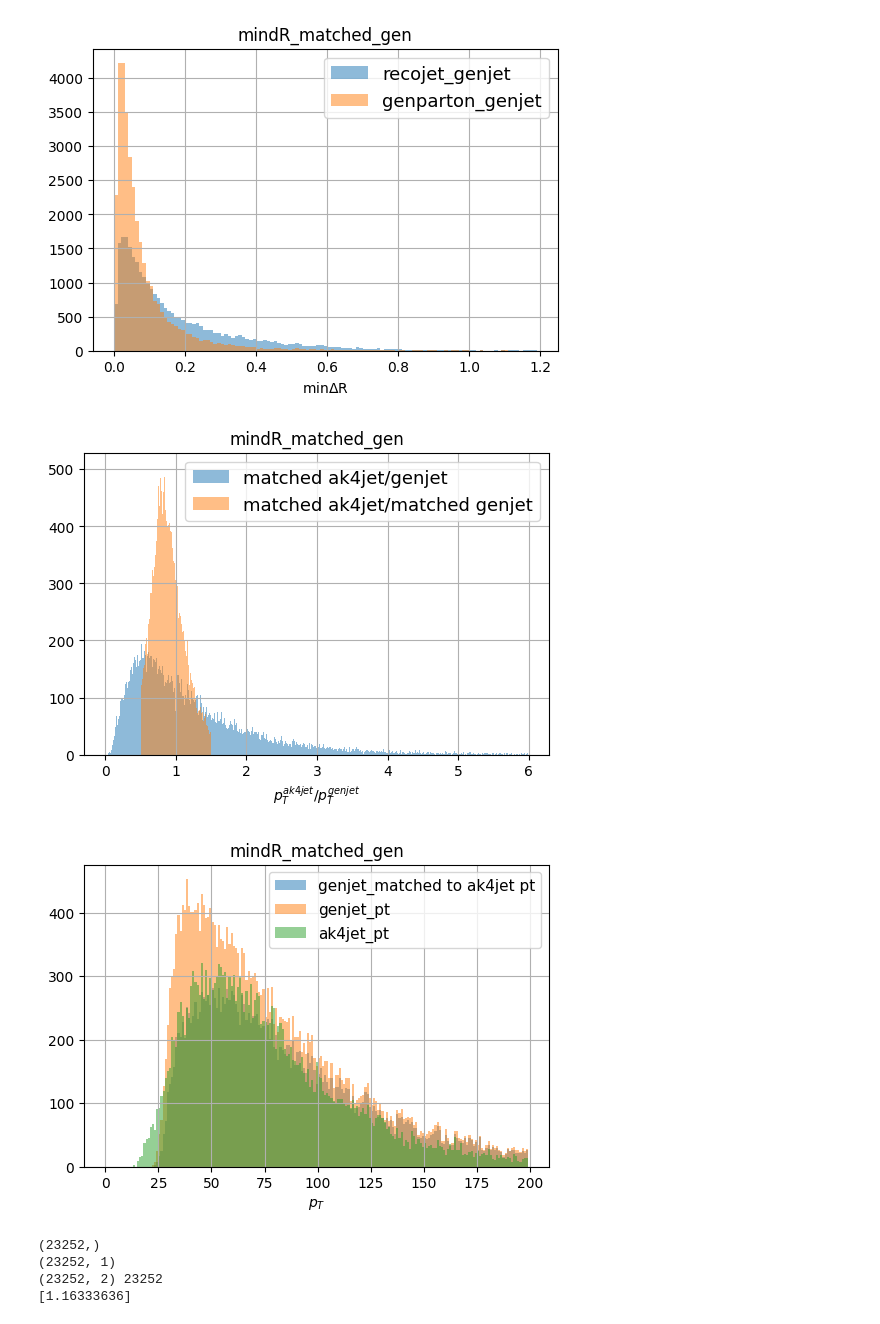
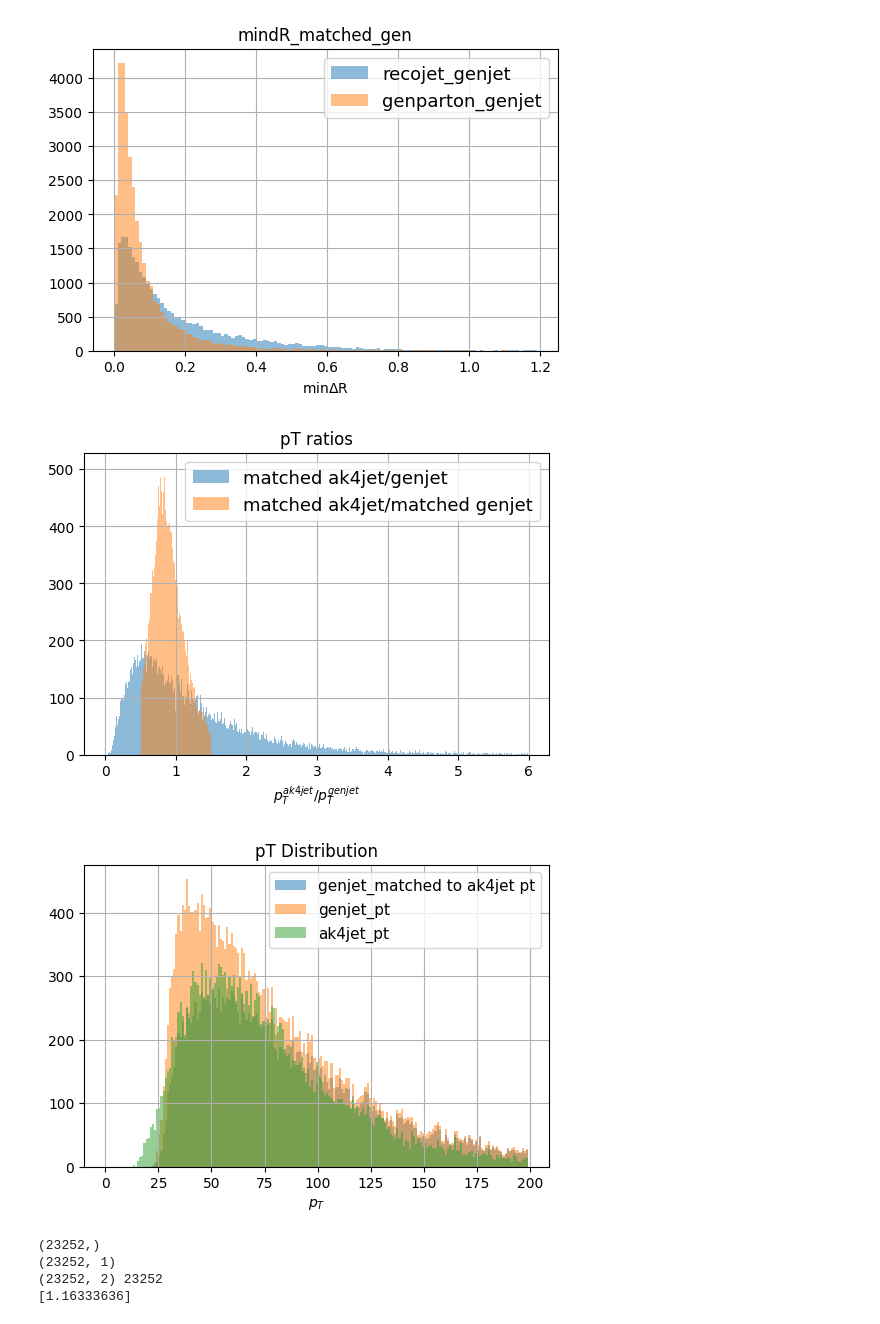
Before and after one commit to uttiyasarkar/ECONAutoencoderStudy, a Jupyter notebook: notebooks/jet_calibration_v3.ipynb, the cells around one changed output. Saved outputs shown, nothing was run; the diff lists cells and outputs as text; code cells hidden in the pictures.

```diff
--- a/notebooks/jet_calibration_v3.ipynb
+++ b/notebooks/jet_calibration_v3.ipynb
@@ -173,26 +173,26 @@ algos_dfs['pt_ratio_ak4jetmatched_genjet'] = algos_dfs['ak4jet_matched_pt']/algo
 # %%
 plt.figure(dpi=100)
 plt.hist(algos_dfs['pt_ratio_ak4jet_genjet'], bins=np.arange(0.0, 6.0, 0.01), alpha=0.5, label='matched ak4jet/genjet')
 plt.hist(algos_dfs['pt_ratio_ak4jetmatched_genjet'], bins=np.arange(0.0, 6.0, 0.01), alpha=0.5, label='matched ak4jet/matched genjet')
-plt.title(name)
+plt.title('pT ratios')
 plt.legend(fontsize=13)
 plt.xlabel(r'$p_{T}^{ak4jet}/p_{T}^{genjet}$')
 plt.grid()
 plt.show()
 # %% [output]
-[figure, old version]
+[figure, new version]
 # %%
 plt.figure(dpi=100)
 plt.hist(algos_dfs['genjet_matched_ak4jets']['pt'], bins=np.arange(0.0, 200.0, 1.0), alpha=0.5, label='genjet_matched to ak4jet pt')
 plt.hist(algos_dfs['genjet_matched']['pt'], bins=np.arange(0.0, 200.0, 1.0), alpha=0.5, label='genjet_pt')
 plt.hist(algos_dfs['ak4jet_matched']['pt'], bins=np.arange(0.0, 200.0, 1.0), alpha=0.5, label='ak4jet_pt')
-plt.title(name)
+plt.title('pT Distribution')
 plt.legend(fontsize=11)
 plt.xlabel(r'$p_{T}$')
 plt.grid()
 plt.show()
 # %% [output]
-[figure, old version]
+[figure, new version]
 # %%
 layer_coeffs = {}
 layers = np.array(algos_dfs['ak4jet_matched']['pt'].tolist())
```
Also changed, not shown: parts of 2 cells of this notebook.
